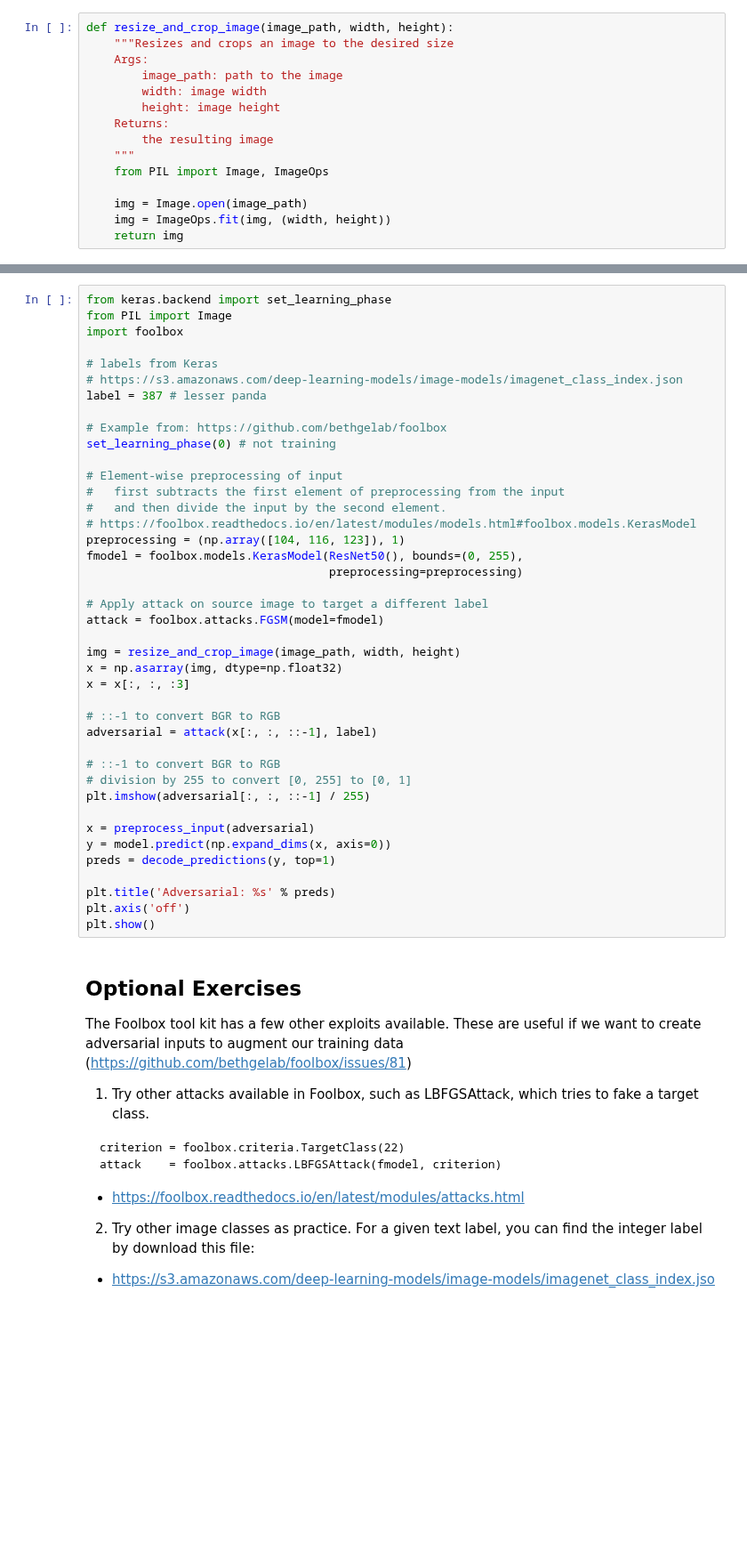
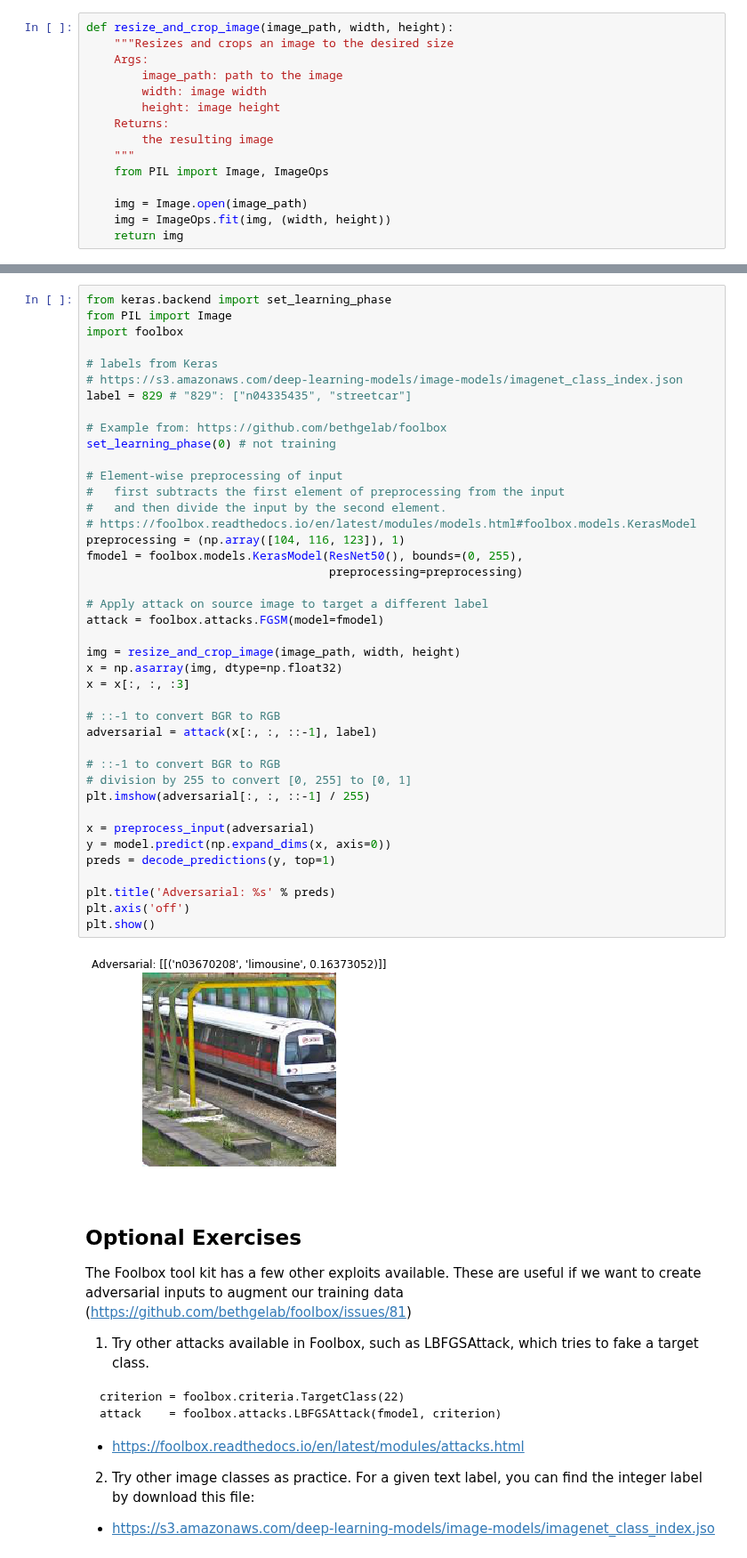
Before and after one commit to lisaong/mldds-courseware, a Jupyter notebook: 03_TextImage/adversarial.ipynb, the cells around one changed output, grey strips where cells are left out. Shown at 89% size. Cells and saved outputs as stored; diff of their text form; blank space fills up the shorter version.

```diff
--- a/03_TextImage/adversarial.ipynb
+++ b/03_TextImage/adversarial.ipynb
@@ -84,40 +84,42 @@ import foolbox
 
 # labels from Keras
 # https://s3.amazonaws.com/deep-learning-models/image-models/imagenet_class_index.json
-label = 387 # lesser panda
+label = 829 # "829": ["n04335435", "streetcar"]
 
 # Example from: https://github.com/bethgelab/foolbox
 set_learning_phase(0) # not training
 
 # Element-wise preprocessing of input
 #   first subtracts the first element of preprocessing from the input
 #   and then divide the input by the second element.
 # https://foolbox.readthedocs.io/en/latest/modules/models.html#foolbox.models.KerasModel
 preprocessing = (np.array([104, 116, 123]), 1)
 fmodel = foolbox.models.KerasModel(ResNet50(), bounds=(0, 255),
                                    preprocessing=preprocessing)
 
 # Apply attack on source image to target a different label
 attack = foolbox.attacks.FGSM(model=fmodel)
 
 img = resize_and_crop_image(image_path, width, height)
 x = np.asarray(img, dtype=np.float32)
 x = x[:, :, :3]
 
 # ::-1 to convert BGR to RGB
 adversarial = attack(x[:, :, ::-1], label)
 
 # ::-1 to convert BGR to RGB
 # division by 255 to convert [0, 255] to [0, 1]
 plt.imshow(adversarial[:, :, ::-1] / 255)
 
 x = preprocess_input(adversarial)
 y = model.predict(np.expand_dims(x, axis=0))
 preds = decode_predictions(y, top=1)
 
 plt.title('Adversarial: %s' % preds)
 plt.axis('off')
 plt.show()
+# %% [output]
+[figure, added]
 # %% [markdown]
 ## Optional Exercises
 
```
Also changed, not shown: parts of 6 cells of this notebook, 2 other files.
